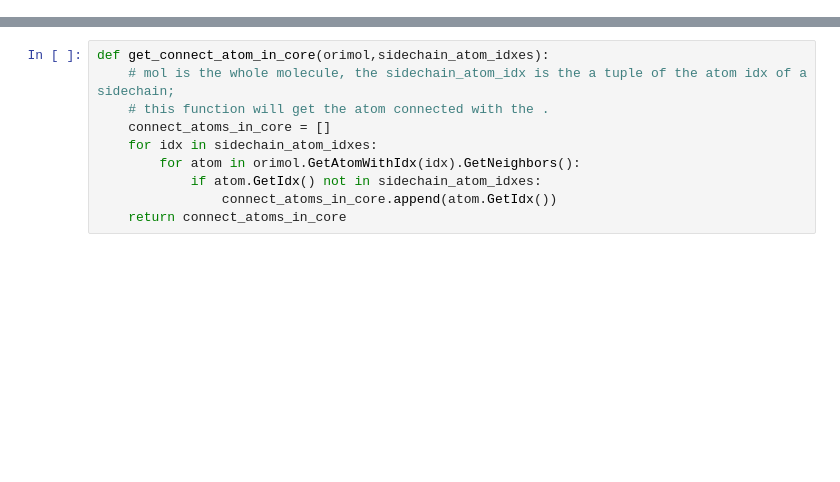
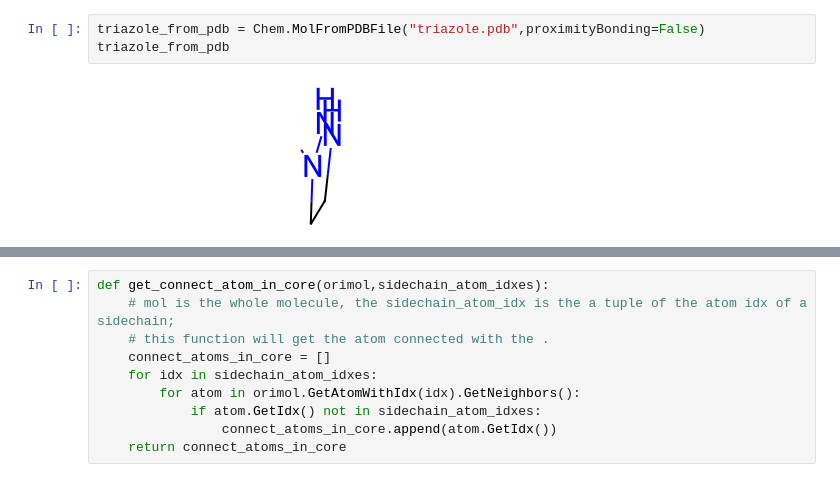
Before and after one commit to jgxs/bridge_ring_dataset, a Jupyter notebook: Bridged_ring/PDB_rings/PHE2BCH_pairs/scripts/phe2bch.ipynb, the cells around one changed output, grey strips where cells are left out. Saved outputs shown, nothing was run; the diff lists cells and outputs as text; blank space fills up the shorter version.

```diff
--- a/Bridged_ring/PDB_rings/PHE2BCH_pairs/scripts/phe2bch.ipynb
+++ b/Bridged_ring/PDB_rings/PHE2BCH_pairs/scripts/phe2bch.ipynb
@@ -124,0 +203,5 @@ ligwithH
+# %%
+triazole_from_pdb = Chem.MolFromPDBFile("triazole.pdb",proximityBonding=False)
+triazole_from_pdb
+# %% [output]
+[figure, added]
```
Also changed, not shown: parts of 11 cells of this notebook, 5 other files.
